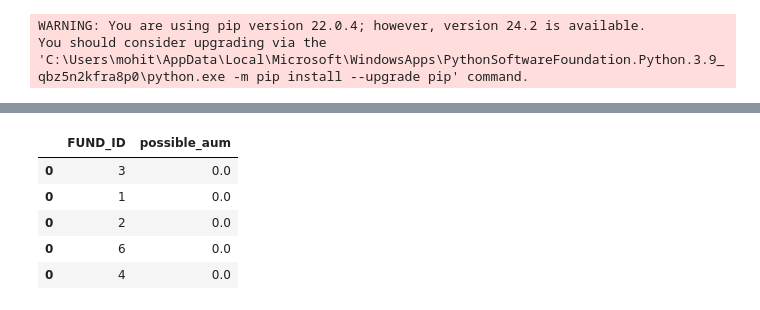
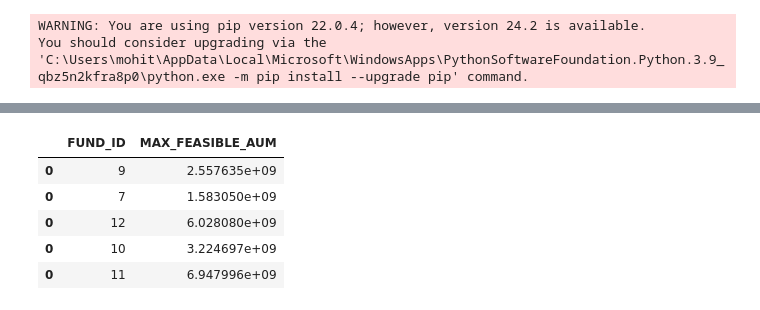
Before and after one commit to hardik-05/Fid-Case-Study, a Jupyter notebook: Funds_Mapping/fund_alloc.ipynb, the cells around one changed output, grey strips where cells are left out. Drawn from its saved outputs; the diff is of its cells as text; code cells hidden in the pictures.

```diff
--- a/Funds_Mapping/fund_alloc.ipynb
+++ b/Funds_Mapping/fund_alloc.ipynb
@@ -112,7 +112,7 @@ fund_df
 # %%
 ! pip install pulp
 import pulp as pulp
-def get_best_possible_aum(available_amounts,percent_of_fund):
+def get_best_possible_aum(available_amounts,percent_of_fund,fund_id):
     print(available_amounts)
     print(percent_of_fund)
     prob = pulp.LpProblem("Maximize_Total_Investment", pulp.LpMaximize)
@@ -130,11 +130,25 @@ def get_best_possible_aum(available_amounts,percent_of_fund):
     # Solve the problem
     prob.solve()
 
-    # Print the results
-    print(f"Total Maximized Investment (Z): {pulp.value(prob.objective)}")
+    results = {
+        "FUND_ID" : [],
+        "ASSET_CLASS_ID": [],
+        "MAX_FEASIBLE_AUM": []
+    }
+    total_investment = pulp.value(prob.objective)
+
+    # Populate the results dictionary with investable amounts per asset class
     for i in available_amounts.keys():
-        print(f"Investable Amount in Asset Class {i} = {percent_of_fund[i] * pulp.value(prob.objective)}")
-    return pulp.value(prob.objective)
+        investable_amount = percent_of_fund[i] * total_investment
+        results['FUND_ID'].append(fund_id)
+        results["ASSET_CLASS_ID"].append(i)
+        results["MAX_FEASIBLE_AUM"].append(investable_amount)
+
+    # Convert the results dictionary to a DataFrame
+    result_df = pd.DataFrame(results)
+    print(result_df)
+
+    return result_df, total_investment
 # %% [output]
 Requirement already satisfied: pulp in c:\users\mohit\appdata\local\packages\pythonsoftwarefoundation.python.3.9_qbz5n2kfra8p0\localcache\local-packages\python39\site-packages (2.9.0)
 WARNING: You are using pip version 22.0.4; however, version 24.2 is available.
@@ -156,13 +156,28 @@ Name: AVAILABLE_AMOUNT, dtype: float64
 # %%
 fund_asset.head()
 final_df = pd.DataFrame()
+asset_level_df = pd.DataFrame()
 asset_pool['AVAILABLE_AMOUNT'] = asset_pool['AVAILABLE_AMOUNT'].astype(float)
 fund_asset['PERCENT_OF_FUND'] = fund_asset['PERCENT_OF_FUND'].astype(float)
 for fund_id in fund_asset['FUND_ID'].unique():
-    if len(asset_pool[fund_asset['FUND_ID'] == fund_id]) < 0:
+    if len(asset_pool[asset_pool['FUND_ID'] == fund_id].set_index('ASSET_CLASS_ID')['AVAILABLE_AMOUNT']) <= 0:
         continue
     percent_of_fund = fund_asset[fund_asset['FUND_ID'] == fund_id].set_index('ASSET_CLASS_ID')['PERCENT_OF_FUND'].astype(float).to_dict()
-    available_amount = asset_pool[asset_pool['FUND_ID'] == fund_id].set_index('ASSET_CLASS_ID')['AVAILABLE_AMOUNT'].to_dict()
-    final_df = final_df._append(pd.DataFrame({'FUND_ID' : [fund_id], 'possible_aum' : [get_best_possible_aum(available_amount,percent_of_fund)]}))
+    available_amount = asset_pool[asset_pool['FUND_ID'] == fund_id].set_index('ASSET_CLASS_ID')['AVAILABLE_AMOUNT'].astype(float).to_dict()
+    result_df, total_investment = get_best_possible_aum(available_amount,percent_of_fund,fund_id)
+    result_df = result_df.merge(
+    asset_pool[asset_pool['FUND_ID'] == fund_id][['ASSET_CLASS_ID', 'AVAILABLE_AMOUNT']],
+    how='left',
+    left_on='ASSET_CLASS_ID',  # Use the column name from result_df
+    right_on='ASSET_CLASS_ID'
+    )
+    result_df = result_df.merge(
+    fund_asset[fund_asset['FUND_ID'] == fund_id].set_index('ASSET_CLASS_ID')['PERCENT_OF_FUND'],
+    how='left',
+    left_on='ASSET_CLASS_ID',  # Use the column name from result_df
+    right_on='ASSET_CLASS_ID'
+    ).drop(columns=['ASSET_CLASS_ID'])
+    asset_level_df = asset_level_df._append(result_df)
+    final_df = final_df._append(pd.DataFrame({'FUND_ID' : [fund_id], 'MAX_FEASIBLE_AUM' : [total_investment]}))
 final_df.head()
 # %% [output]
@@ -186,6 +201,6 @@ Investable Amount in Asset Class 7 = 782095440.0000001
-|  | FUND_ID | possible_aum |
-| 0 | 3 | 0.0 |
-| 0 | 1 | 0.0 |
-| 0 | 2 | 0.0 |
-| 0 | 6 | 0.0 |
-| 0 | 4 | 0.0 |
+|  | FUND_ID | MAX_FEASIBLE_AUM |
+| 0 | 9 | 2.557635e+09 |
+| 0 | 7 | 1.583050e+09 |
+| 0 | 12 | 6.028080e+09 |
+| 0 | 10 | 3.224697e+09 |
+| 0 | 11 | 6.947996e+09 |
```
Also changed, not shown: parts of 7 cells of this notebook, 1 other file.
